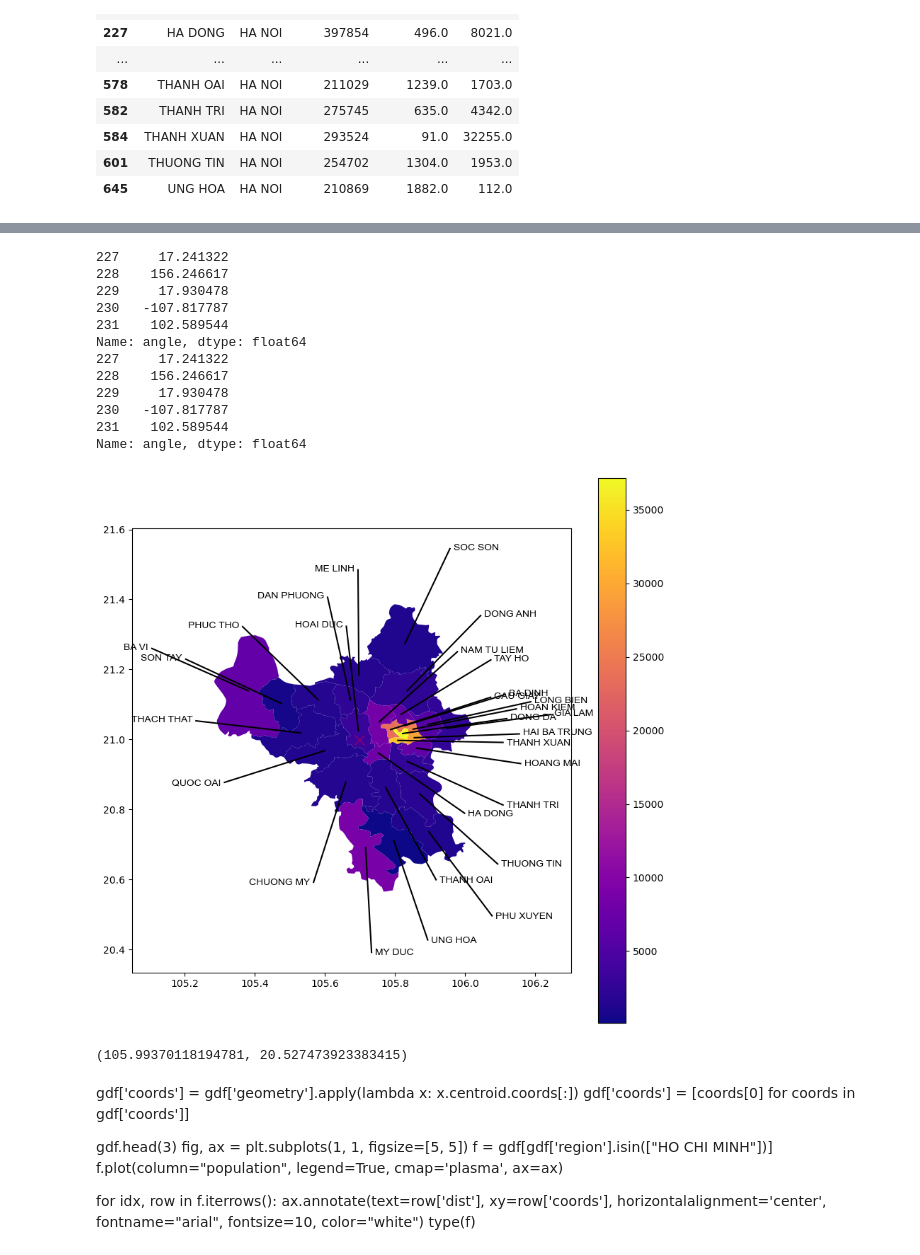
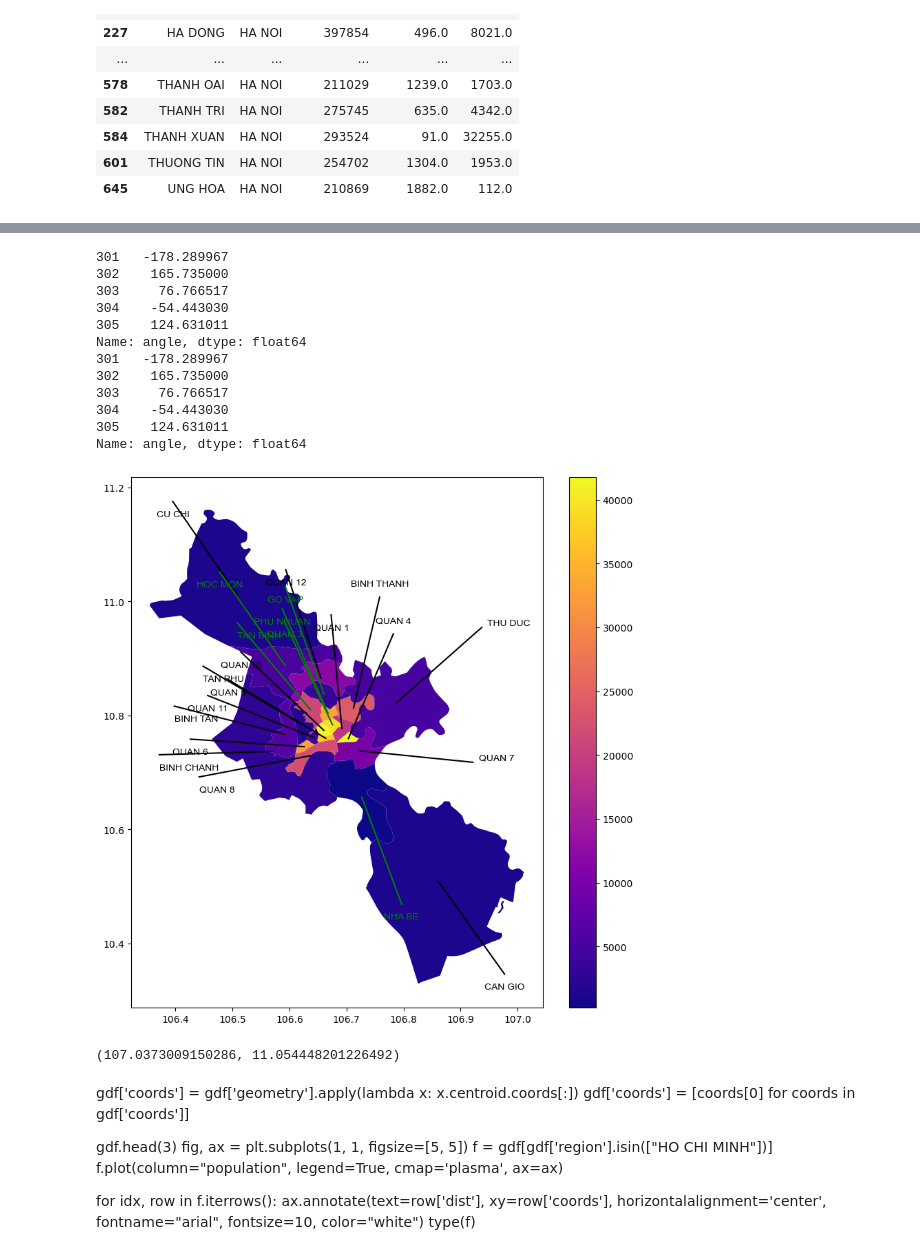
Before and after one commit to kyojinkyojin/vn_pop_infographics, a Jupyter notebook: test.ipynb, the cells around one changed output, grey strips where cells are left out. Drawn from its saved outputs; the diff is of its cells as text; code cells hidden in the pictures.

```diff
--- a/test.ipynb
+++ b/test.ipynb
@@ -119,11 +109,25 @@ r2_dist = {"TP": "",
 for k, v in r2_dist.items():
     gdf['region'] = gdf['region'].str.replace(k, v, regex=False)
     gdf['dist'] = gdf['dist'].str.replace(k, v, regex=False)
+
 for col in df.columns[2:]:
     gdf[col] = gdf['dist'].map(dict(zip(df['dist'], df[col])))
+
+result = gdf.groupby(['region', 'dist']).agg({'geometry': list}).reset_index()
+def join_polygon(plist):
+    if len(plist) > 1:
+        p = unary_union(plist)
+    else: p = plist[0]
+    return p
+result['geometry'] = result['geometry'].apply(lambda x: join_polygon(x))
+for col in df.columns[2:]:
+    result[col] = result['dist'].map(dict(zip(df['dist'], df[col])))
+result[result['region'] == "THANH HOA"]
+gdf = gpd.GeoDataFrame(result, geometry='geometry')
 #gdf[gdf['population'] == 0].head(20)
 #gdf[gdf['region'] == "HA NOI"]
 #print(len(gdf[gdf['population'].isnull()]['population']))
 #gdf[gdf['population'].isnull()]
-gdf[gdf['region']=="THANH HOA"]
+print(df.columns[2:])
+gdf[gdf['region']=="HO CHI MINH"]
 # %% [output]
@@ -189,7 +194,7 @@ def calculate_new_point(origin, angle, distance):
 
 #    return adjusted_angles
 
-f = gdf[gdf['region'].isin(["HA NOI"])].copy()
+f = gdf[gdf['region'].isin(["HO CHI MINH"])].copy()
 f_union = f.geometry.union_all()
 f_center = f_union.centroid.coords[0]
 f['angle'] = [calculate_angle(f_center, coords) for coords in f['coords']]
@@ -201,17 +206,17 @@ print(f['angle'].head())
 
 print(f['angle'].head())
 # %% [output]
-227     17.241322
-228    156.246617
-229     17.930478
-230   -107.817787
-231    102.589544
+301   -178.289967
+302    165.735000
+303     76.766517
+304    -54.443030
+305    124.631011
 Name: angle, dtype: float64
-227     17.241322
-228    156.246617
-229     17.930478
-230   -107.817787
-231    102.589544
+301   -178.289967
+302    165.735000
+303     76.766517
+304    -54.443030
+305    124.631011
 Name: angle, dtype: float64
 # %%
 from shapely.geometry import Point
@@ -220,8 +225,8 @@ from shapely.geometry import Point
 
 fig, ax = plt.subplots(1, 1, figsize=[10, 10])
 f.plot(column="density", legend=True, cmap='plasma', ax=ax)
-distance = 0.3  # Distance from the point to the external annotation
-buff = 0.01
+distance = 0.2  # Distance from the point to the external annotation
+buff = 0.03
 
 for idx, row in f.iterrows():
     coords = row['coords']
@@ -232,42 +237,43 @@ for idx, row in f.iterrows():
     b_x, b_y = external_point[:]
 
     text = row['dist']
 
     if f_union.contains(Point(ex_x, ex_y)):
         line_color = 'green'
         text_color = 'green'
     else:
         line_color = 'black'
         text_color = 'black'
 
-    if b_x > f_center[0]:  # Right of f_center
+    if  angle > -45 and angle <= 45:  # Right of f_center
         horizontalalignment = 'left'
-        b_x += buff # Move right
-    else:  # Left of f_center
-        horizontalalignment = 'right'
-        b_x -= buff  # Move left
+        b_x += buff/3
+    elif angle > 45 and angle <= 90:  # Up
+        horizontalalignment = 'center'
+        verticalalignment = 'top'
 
-    if b_y < f_center[1]:  # Below f_center
-        verticalalignment = 'top'
-        b_y += buff  # Move down
+        b_y += buff
+
+    ##undone
+
     else:  # Above f_center
         verticalalignment = 'bottom'
         b_y -= buff  # Move up
 
     # Draw the line from the centroid to the external point
     ax.plot([coords[0], ex_x], [coords[1], ex_y], color=line_color)
 
 
     ax.annotate(text=text, xy=tuple([b_x, b_y]), horizontalalignment=horizontalalignment, verticalalignment=verticalalignment, fontname="Arial", fontsize=10, color=text_color)
 
 ax.scatter(f_center[0], f_center[1], color='purple', marker='x', s=100)
 # Show the plot
 plt.show()
 
 # Check the type of 'f'
 #f.head()
 # %% [output]
-[figure, old version]
+[figure, new version]
 # %%
 buff = 0.1
 t = (0.2, 0.2)
@@ -275,7 +281,7 @@ t = tuple(x+buff for x in t)
 
 print(tuple(x+buff for x in external_point))
 # %% [output]
-(105.99370118194781, 20.527473923383415)
+(107.0373009150286, 11.054448201226492)
 # %% [markdown]
 gdf['coords'] = gdf['geometry'].apply(lambda x: x.centroid.coords[:])
 gdf['coords'] = [coords[0] for coords in gdf['coords']]
```
Also changed, not shown: parts of 3 cells of this notebook.
